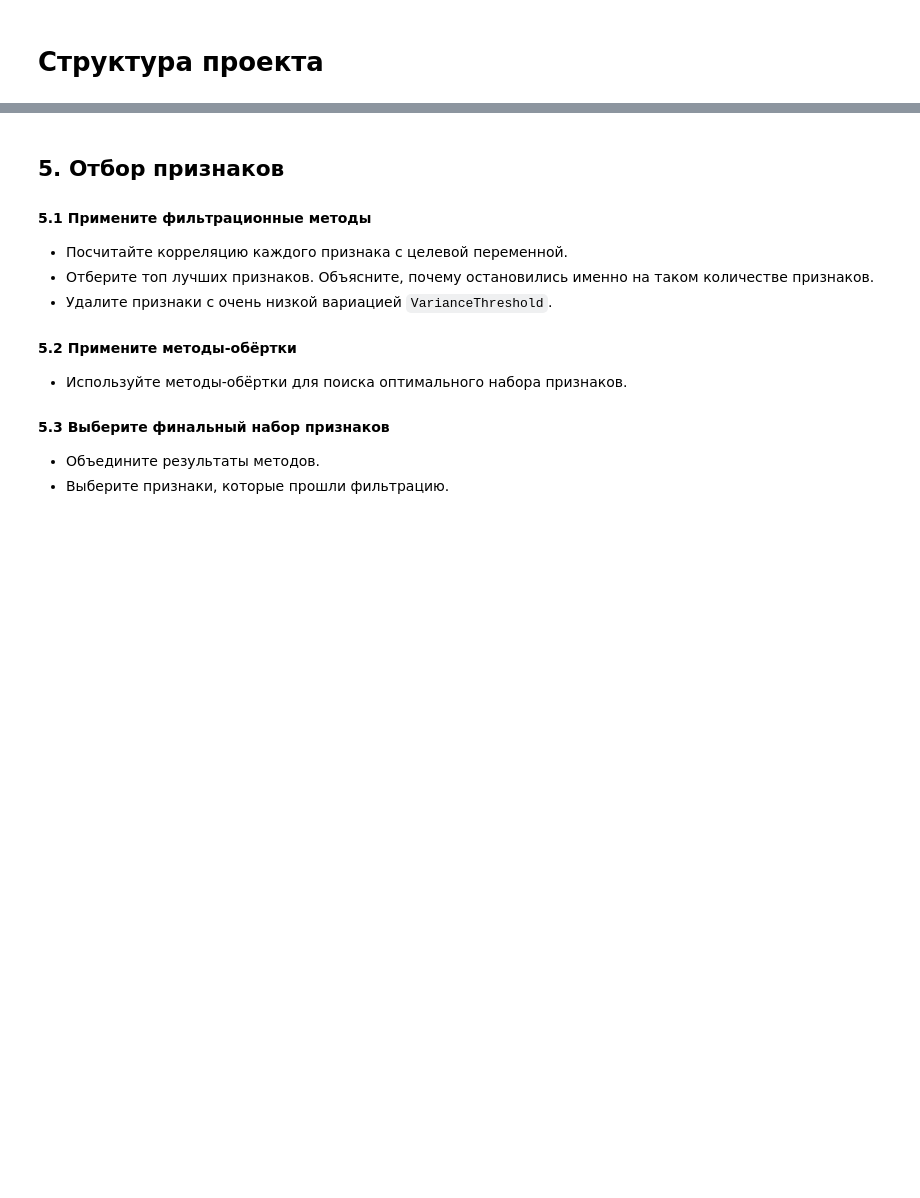
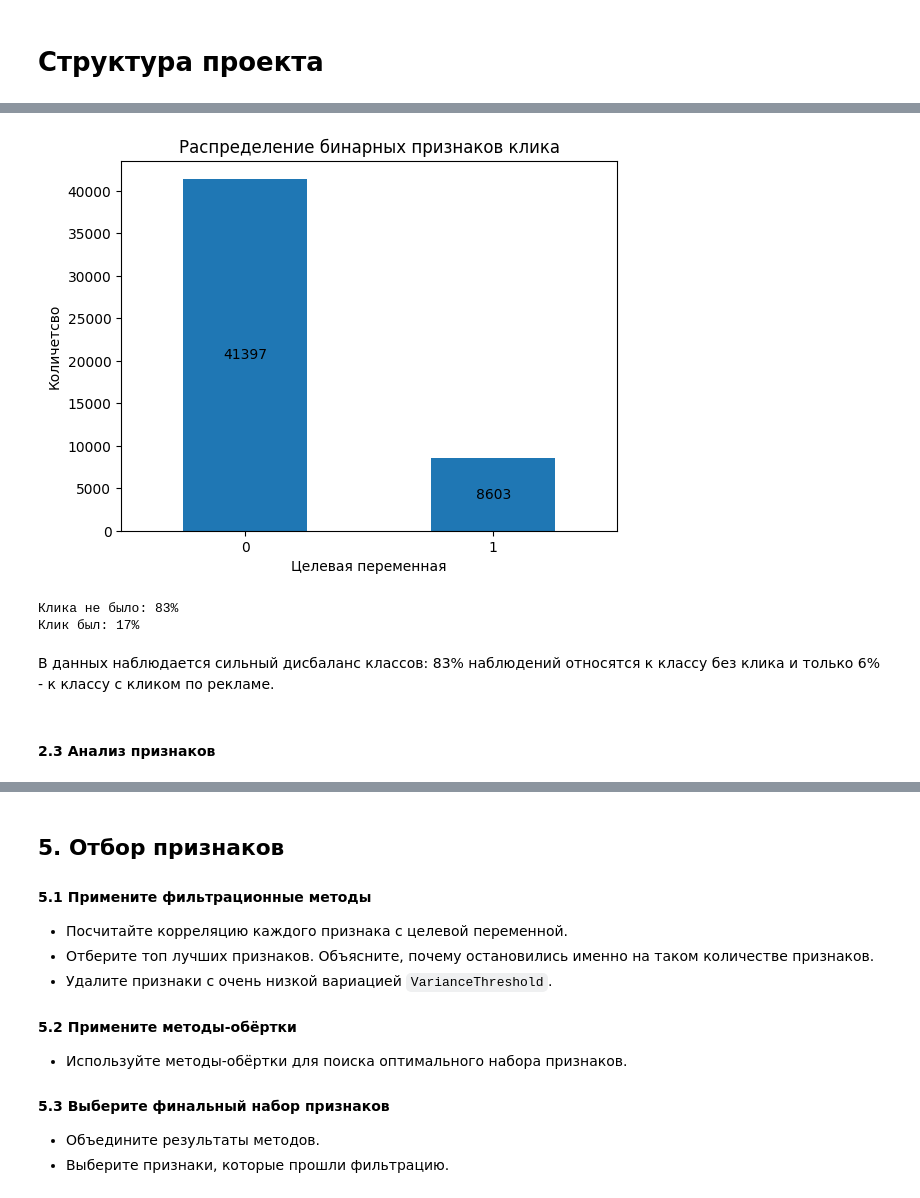
Before and after one commit to KatsayArtemDev/ml, a Jupyter notebook: classification/advandex_click/advandex_click_predictor.ipynb, the cells around one changed output, grey strips where cells are left out. Drawn from its saved outputs; the diff is of its cells as text; code cells hidden in the pictures; blank space fills up the shorter version.

```diff
--- a/classification/advandex_click/advandex_click_predictor.ipynb
+++ b/classification/advandex_click/advandex_click_predictor.ipynb
@@ -22,0 +173,10 @@
+# %%
+pth1 = Path('click_dataset.csv')
+pth2 = Path('/datasets/ds_s16_ad_click_dataset.csv')
+
+if pth1.exists():
+    original_df = pd.read_csv(pth1, sep=',', decimal='.')
+elif pth2.exists():
+    original_df = pd.read_csv(pth2, sep=',', decimal='.')
+else:
+    raise "Путь до датасета неверный"
@@ -60,0 +281,26 @@
+# %%
+click_counts = original_df['click'].value_counts()
+
+ax = click_counts.plot(
+    kind='bar',
+    title='Распределение бинарных признаков клика',
+    xlabel='Целевая переменная',
+    ylabel='Количетсво',
+    rot=0
+)
+
+ax.bar_label(ax.containers[0], label_type='center')
+
+plt.show()
+# %% [output]
+[figure, added]
+# %%
+print(f'Клика не было: {click_counts[0] / click_desc['count'] * 100:.0f}%')
+print(f'Клик был: {click_counts[1] / click_desc['count'] * 100:.0f}%')
+# %% [output]
+Клика не было: 83%
+Клик был: 17%
+# %% [markdown]
+В данных наблюдается сильный дисбаланс классов: 83% наблюдений относятся к классу без клика и только 6% - к классу с кликом по рекламе.
+# %% [markdown]
+#### 2.3 Анализ признаков
```
Also changed, not shown: parts of 85 cells of this notebook, 2 other files.
